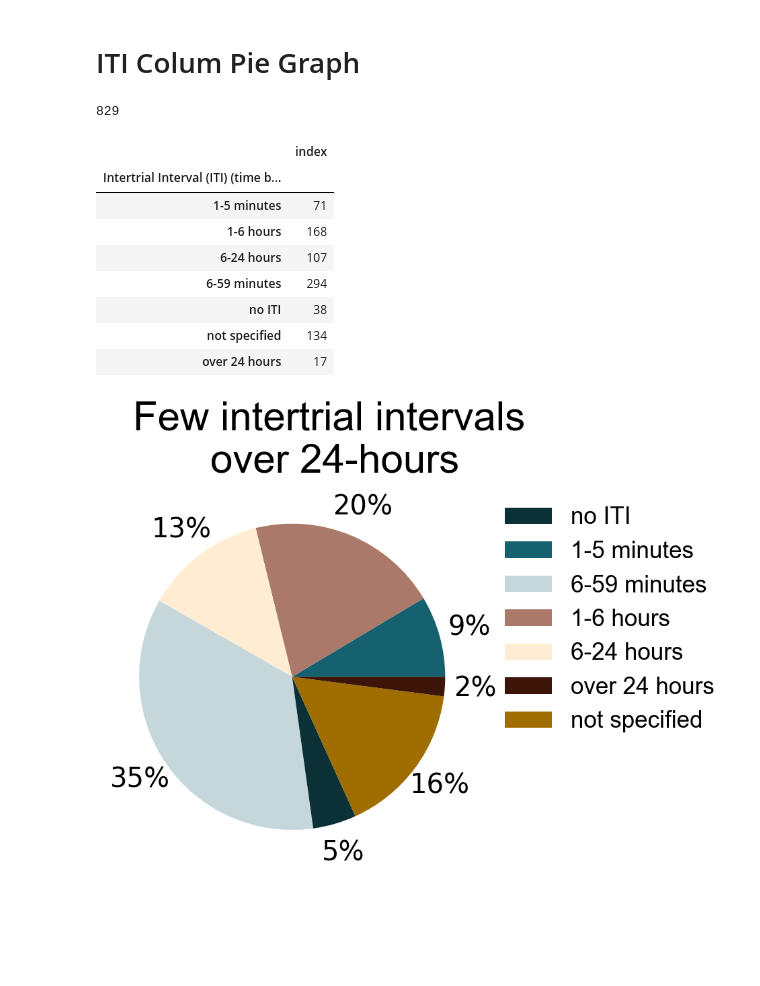
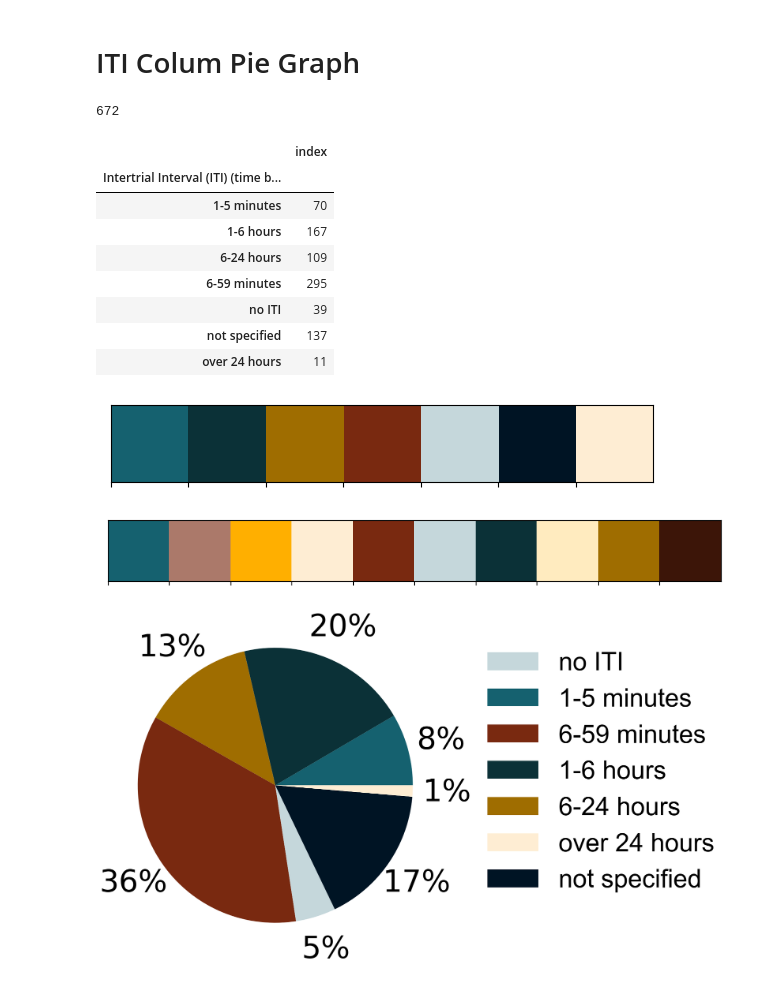
Before and after one commit to padillacoreanolab/literature_review_processing, a Jupyter notebook: results/2022_09_09_literature_review_processing/Graphs for Literature Review.ipynb, the cells around one changed output. Saved outputs shown, nothing was run; the diff lists cells and outputs as text; code cells hidden in the pictures; blank space fills up the shorter version.

Commit message:
Gets rid of titles and makes fonts bigger for paper

```diff
--- a/results/2022_09_09_literature_review_processing/Graphs for Literature Review.ipynb
+++ b/results/2022_09_09_literature_review_processing/Graphs for Literature Review.ipynb
@@ -521,13 +510,0 @@ num = mne_df['date'].value_counts(sort=False)
-# %%
-x=num.plot.bar()#color = pclabcol[2]
-#x.locator_params(axis='x', nbins=10)
-plt.xticks(fontsize = 25, rotation = 45)
-plt.yticks(fontsize = AXESTICKS)
-plt.ylabel('Number of papers published', fontsize = AXESLABEL)
-plt.xlabel('Year', fontsize = AXESLABEL)
-plt.locator_params(axis='y', nbins=9)
-for pos in ['right', 'top']: # Removes graph border
-    plt.gca().spines[pos].set_visible(False)
-plt.ylim([0, 90])
-plt.title('Social Memory Papers over the Years', fontsize = TITLESIZE, family = 'Arial')
-#plt.savefig("./proc/plots/Papers_YRS.svg")
@@ -767,7 +768,7 @@ plt.legend(agelst,labels=labeli,bbox_to_anchor=[1.2,1])
 # %% [markdown]
 # ITI Colum Pie Graph
 # %%
-iti_df = pd.read_csv(filename,usecols = ['Intertrial Interval (ITI) (time between trials)'])
+iti_df = pd.read_csv(filename)
 # %%
 column_name = 'Intertrial Interval (ITI) (time between trials)'
 fixed_column_name = column_name + "_fixed"
@@ -775,9 +776,9 @@ copy_of_iti_df = iti_df.copy()
 copy_of_iti_df[fixed_column_name] = copy_of_iti_df[column_name].apply(lambda x: x.split(","))
 exploded_iti_df = copy_of_iti_df.explode(fixed_column_name).reset_index()
 
-len(exploded_iti_df)
+len(copy_of_iti_df)
 # %% [output]
-829
+672
 # %%
 exploded_iti_df[fixed_column_name] = exploded_iti_df[fixed_column_name].str.replace(" ","")
 exploded_iti_df[fixed_column_name]=exploded_iti_df[fixed_column_name].replace(['over5minutes-lessthananhour'],'6-59 minutes')
@@ -792,6 +793,7 @@ exploded_iti_df[fixed_column_name]=exploded_iti_df[fixed_column_name].replace(['
 exploded_iti_df[fixed_column_name]=exploded_iti_df[fixed_column_name].replace(['1-5minutes'],'1-5 minutes')
 exploded_iti_df[fixed_column_name]=exploded_iti_df[fixed_column_name].replace(['over24hrs'],'over 24 hours')
 exploded_iti_df[fixed_column_name]=exploded_iti_df[fixed_column_name].replace(['noITI'],'no ITI')
+exploded_iti_df[fixed_column_name]=exploded_iti_df[fixed_column_name].replace(['over6-24hrs'],'6-24 hours')
 # %%
 iti_totals = exploded_iti_df.groupby([fixed_column_name]).count()
 iti_totals = iti_totals[['index']]
@@ -799,25 +801,35 @@ iti_totals
 # %% [output]
 |  | index |
 | Intertrial Interval (ITI) (time b... |  |
-| 1-5 minutes | 71 |
-| 1-6 hours | 168 |
-| 6-24 hours | 107 |
-| 6-59 minutes | 294 |
-| no ITI | 38 |
-| not specified | 134 |
-| over 24 hours | 17 |
+| 1-5 minutes | 70 |
+| 1-6 hours | 167 |
+| 6-24 hours | 109 |
+| 6-59 minutes | 295 |
+| no ITI | 39 |
+| not specified | 137 |
+| over 24 hours | 11 |
+# %%
+pclabcol_ITI = ['#15616F','#0B3137', '#9F6D00', '#792910','#C5D7DB','#001424', '#FEEDD3']
+
+sns.palplot(sns.color_palette(pclabcol_ITI))
+sns.palplot(sns.color_palette(pclabcol3))
+col_ITI = ListedColormap(sns.color_palette(pclabcol_ITI))
+# %% [output]
+[figure, added]
+[figure, added]
 # %%
-iti_totals.plot(kind='pie',subplots = True, labeldistance=None, cmap = my_colors3, autopct='%1.0f%%',pctdistance=1.2, textprops={'fontsize':AXESLABEL})
+iti_totals.plot(kind='pie',subplots = True, labeldistance=None, cmap = col_ITI, autopct='%1.0f%%',pctdistance=1.25, textprops={'fontsize':60})
 handles, labels = plt.gca().get_legend_handles_labels()
 
 #specify order of items in legend
 order = [4,0,3,1,2,6,5]
 
 #add legend to plot
-plt.legend([handles[idx] for idx in order],[labels[idx] for idx in order], bbox_to_anchor=(1.0, 1.0),frameon = False, fontsize = 35, prop = {'family':'Arial', 'size' :35})
-plt.suptitle('Few intertrial intervals \nover 24-hours', fontsize = TITLESIZE, family = 'Arial')
+plt.legend([handles[idx] for idx in order],[labels[idx] for idx in order], bbox_to_anchor=(1.05, .955),frameon = False, fontsize = 50, prop = {'family':'Arial', 'size' :50})
+#plt.suptitle('Few intertrial intervals \nover 24-hours', fontsize = TITLESIZE, family = 'Arial')
 plt.ylabel('')
 plt.tight_layout()
-plt.savefig('./proc/plots/ITI.svg')
+#plt.savefig('./proc/plots/ITI.svg')
+plt.savefig('./proc/plots/ITI_paper.svg')
 # %% [output]
-[figure, old version]
+[figure, new version]
```
Also changed, not shown: parts of 31 cells of this notebook, 1 other file.
